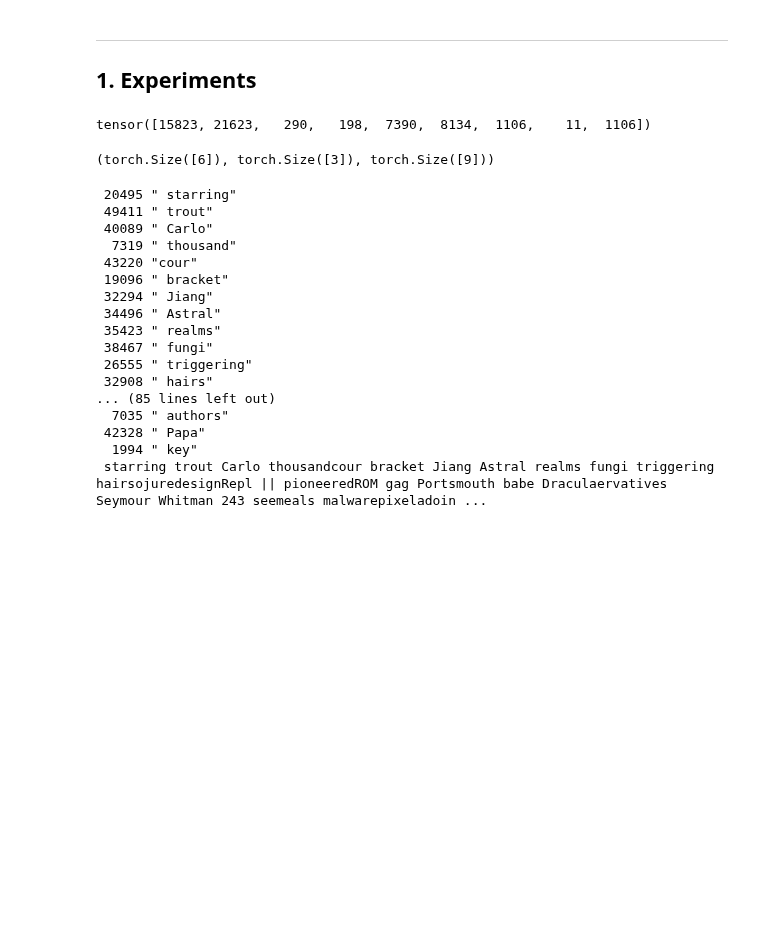
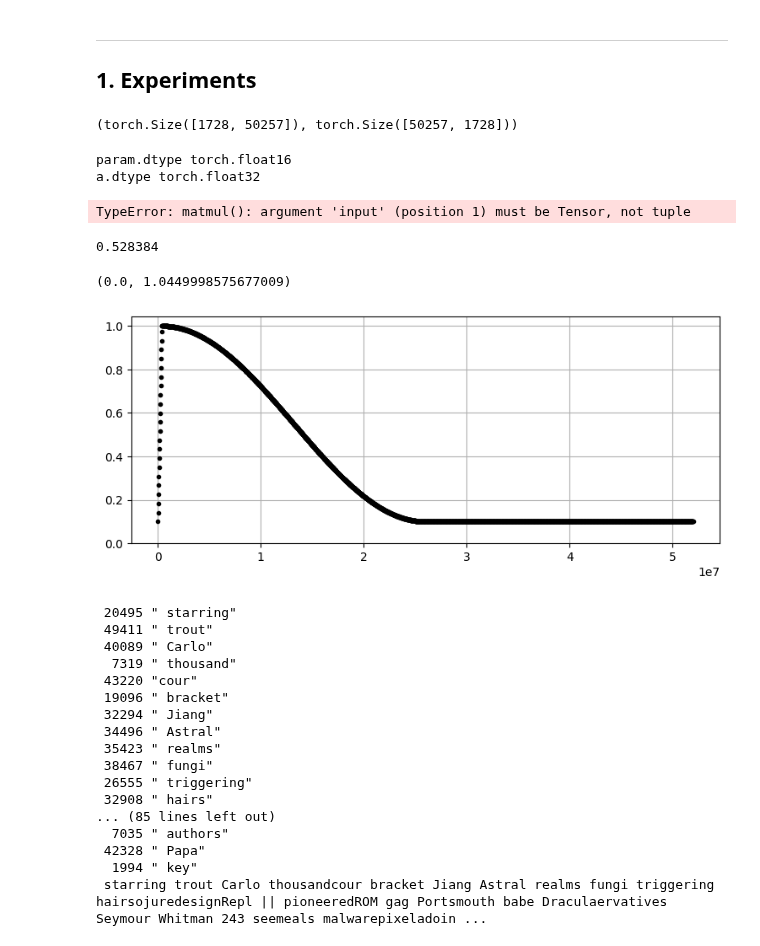
Before and after one commit to ozkansafak/decoder-llm, a Jupyter notebook: main.ipynb, the cells around one changed output. Drawn from its saved outputs; the diff is of its cells as text; code cells hidden in the pictures; blank space fills up the shorter version.

```diff
--- a/main.ipynb
+++ b/main.ipynb
@@ -123,13 +123,26 @@ generate_text(model)
 # %% [markdown]
 ----
 ## 1. Experiments
-# %%
-train_data = torch.tensor([15823, 21623,   290,  198,  7390,  8134], dtype=torch.long)
-xtra = torch.tensor(encode('....,....'), dtype=torch.long)
-
-catted = torch.cat((train_data, xtra))
-print(catted)
-train_data.shape, xtra.shape, catted.shape
-# %% [output]
-tensor([15823, 21623,   290,   198,  7390,  8134,  1106,    11,  1106])
-(torch.Size([6]), torch.Size([3]), torch.Size([9]))
+# %%
+param.T.shape, a.shape
+# %% [output]
+(torch.Size([1728, 50257]), torch.Size([50257, 1728]))
+# %%
+for param in model.parameters():
+    break
+print('param.dtype', param.dtype)
+a = torch.rand(param.shape)
+print('a.dtype', a.dtype)
+b = torch.matmul((a, param.T))
+print('b.dtype', b.dtype)
+# %% [output]
+param.dtype torch.float16
+a.dtype torch.float32
+TypeError: matmul(): argument 'input' (position 1) must be Tensor, not tuple
+# %%
+0.5 * 1e6
+batch_size = 64
+block_size = 128
+block_size * (block_size+1) / 2 * batch_size * 1e-6
+# %% [output]
+0.528384
@@ -136,3 +156,37 @@ tensor([15823, 21623,   290,   198,  7390,  8134,  1106,    11,  1106])
+# %%
+
+c = 0.065
+x1 = x1 // 3
+m = (1 - c) / x1 * x
+
+
+y = m * x + c
+
+
+
+x0 = .375e6
+x1 = 26e6
+
+for x in np.linspace(0, 2*x1, 3001):
+    if x < x0:
+        y = .9 * x / x0 + 0.1
+    elif x0 <= x < x1:
+        b = 9 / (x1 - x0)
+        a = (x0 * (1 - b)) / b
+        y = 1 / (b*(x + a) - x0 + 1)
+
+        T = (x1 - x0) * 2
+        A = .5 * .9
+        y = A * np.cos(2 * np.pi * (x - x0) / T) + 0.55
+    elif x1 <= x:
+        y = .1
+
+    plt.plot(x, y, 'k.')
+
+plt.ylim(0)
+# %% [output]
+(0.0, 1.0449998575677009)
+[figure, added]
 # %%
 from torch import distributed as dist
 
```
Also changed, not shown: parts of 2 cells of this notebook, 4 other files.
